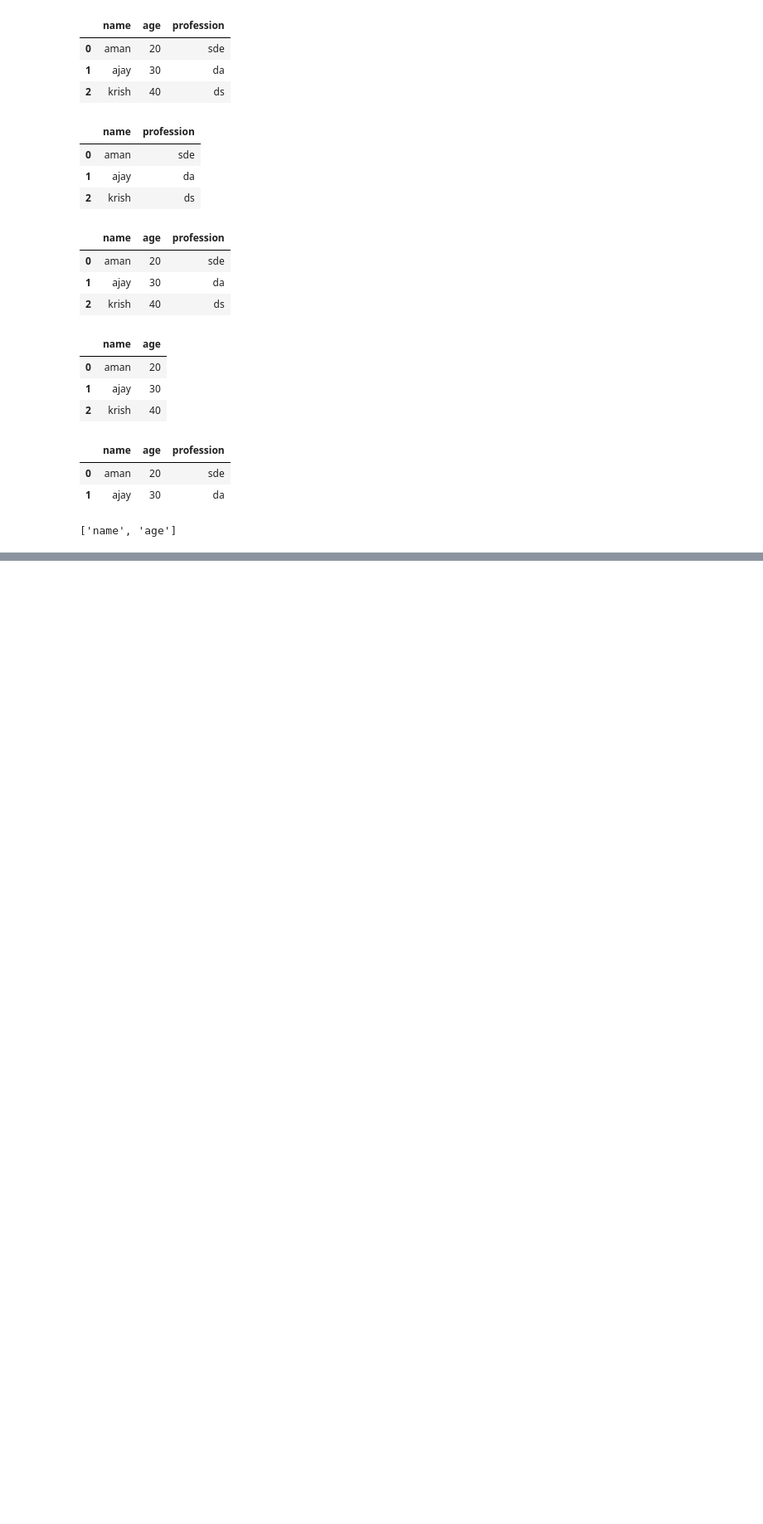
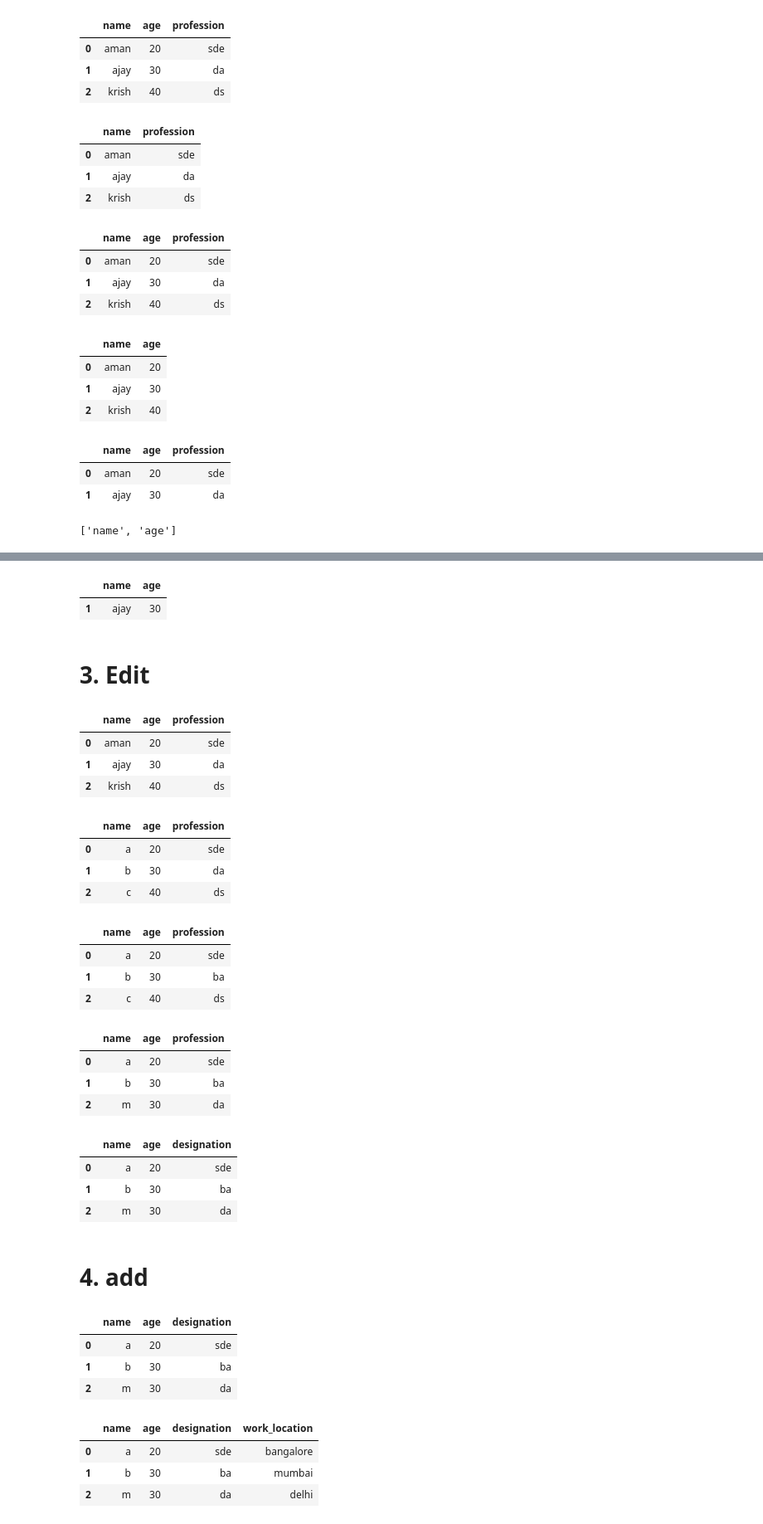
Before and after one commit to Usmanrajaa/python, a Jupyter notebook: pandas/p1.ipynb, the cells around one changed output, grey strips where cells are left out. Shown at 83% size. Saved outputs shown, nothing was run; the diff lists cells and outputs as text; code cells hidden in the pictures; blank space fills up the shorter version.

```diff
--- a/pandas/p1.ipynb
+++ b/pandas/p1.ipynb
@@ -245,0 +268,15 @@ l[0:2]
+# %%
+## ajay's age?
+df.iloc[1:2,0:2]
+# %% [output]
+|  | name | age |
+| 1 | ajay | 30 |
+# %% [markdown]
+# 3. Edit
+# %%
+df1
+# %% [output]
+|  | name | age | profession |
+| 0 | aman | 20 | sde |
+| 1 | ajay | 30 | da |
+| 2 | krish | 40 | ds |
@@ -245,0 +285,52 @@ l[0:2]
+# %%
+df1
+# %% [output]
+|  | name | age | profession |
+| 0 | a | 20 | sde |
+| 1 | b | 30 | da |
+| 2 | c | 40 | ds |
+# %%
+df1.loc[1, "profession"] = "ba"
+# %%
+df1
+# %% [output]
+|  | name | age | profession |
+| 0 | a | 20 | sde |
+| 1 | b | 30 | ba |
+| 2 | c | 40 | ds |
+# %%
+df1.loc[2]=["m",30,"da"]
+# %%
+df1
+# %% [output]
+|  | name | age | profession |
+| 0 | a | 20 | sde |
+| 1 | b | 30 | ba |
+| 2 | m | 30 | da |
+# %%
+df1.rename(columns={"profession":"designation"},inplace=True)
+# %%
+df1
+# %% [output]
+|  | name | age | designation |
+| 0 | a | 20 | sde |
+| 1 | b | 30 | ba |
+| 2 | m | 30 | da |
+# %% [markdown]
+# 4. add
+# %%
+df1
+# %% [output]
+|  | name | age | designation |
+| 0 | a | 20 | sde |
+| 1 | b | 30 | ba |
+| 2 | m | 30 | da |
+# %%
+df1["work_location"]=["bangalore","mumbai","delhi"]
+# %%
+df1
+# %% [output]
+|  | name | age | designation | work_location |
+| 0 | a | 20 | sde | bangalore |
+| 1 | b | 30 | ba | mumbai |
+| 2 | m | 30 | da | delhi |
```
Also changed, not shown: parts of 9 cells of this notebook.
